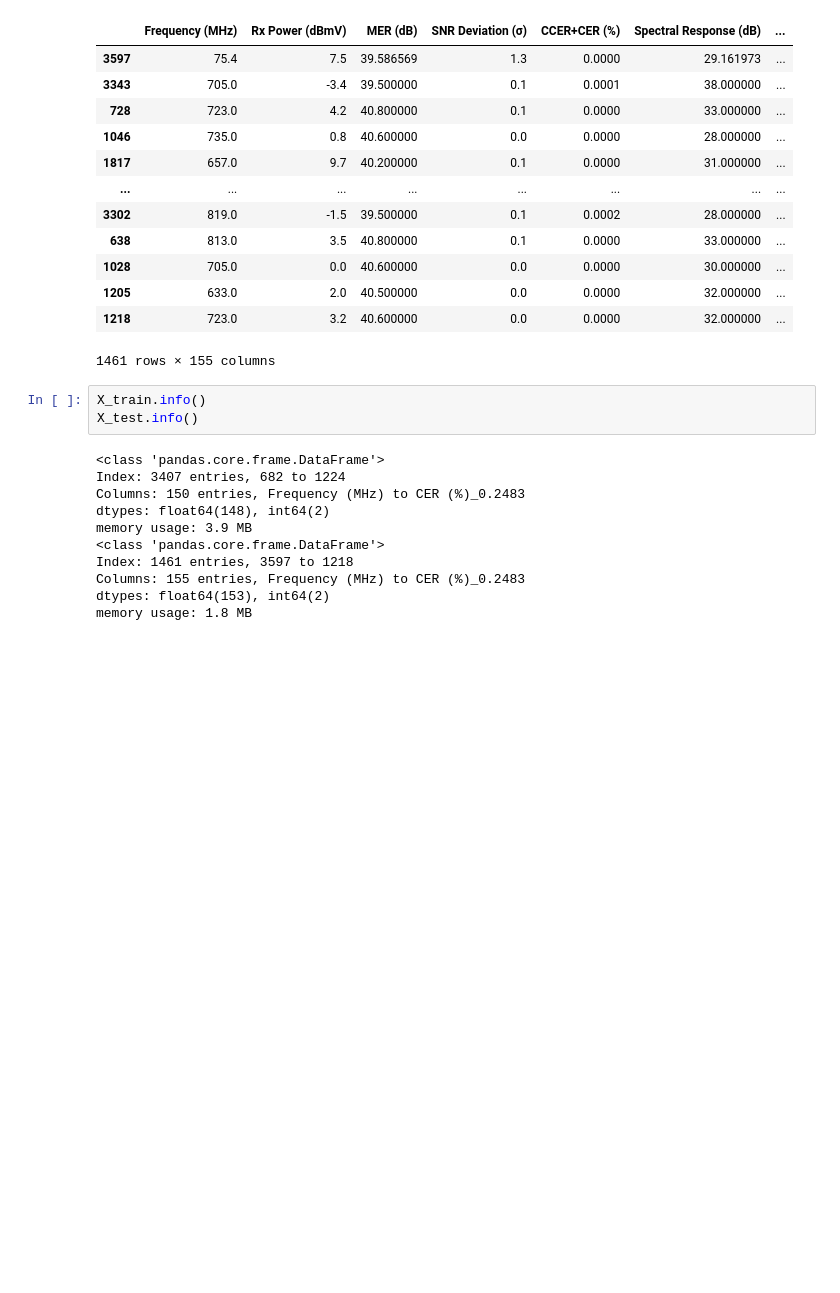
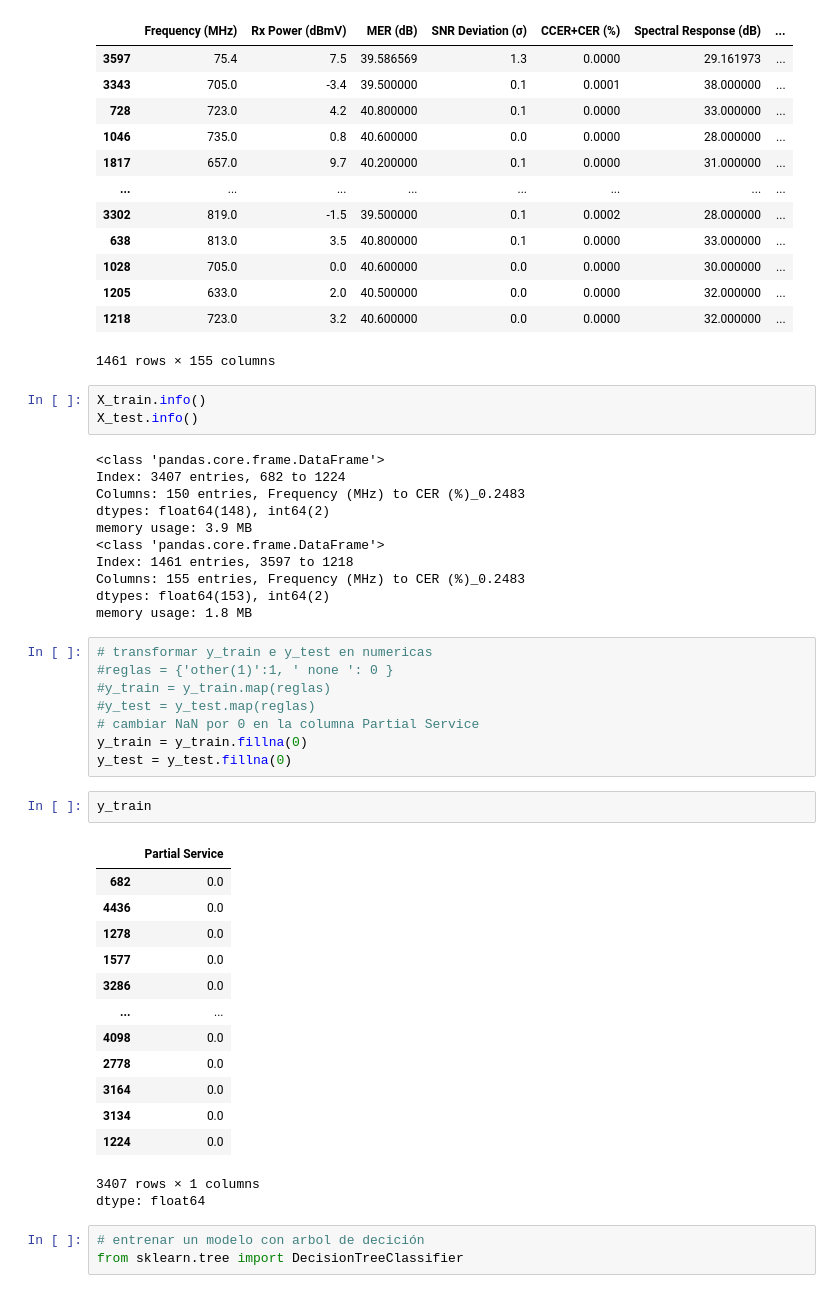
Before and after one commit to LeonardoNBanegas/DATA-SCIENCE-CODERHOUSE, a Jupyter notebook: ProyectoDS_ParteIII_Banegas.ipynb, the cells around one changed output. Cells and saved outputs as stored; diff of their text form; blank space fills up the shorter version.

```diff
--- a/ProyectoDS_ParteIII_Banegas.ipynb
+++ b/ProyectoDS_ParteIII_Banegas.ipynb
@@ -1053,3 +1032,31 @@ Index: 1461 entries, 3597 to 1218
 Columns: 155 entries, Frequency (MHz) to CER (%)_0.2483
 dtypes: float64(153), int64(2)
 memory usage: 1.8 MB
+# %%
+# transformar y_train e y_test en numericas
+#reglas = {'other(1)':1, ' none ': 0 }
+#y_train = y_train.map(reglas)
+#y_test = y_test.map(reglas)
+# cambiar NaN por 0 en la columna Partial Service
+y_train = y_train.fillna(0)
+y_test = y_test.fillna(0)
+# %%
+y_train
+# %% [output]
+|  | Partial Service |
+| 682 | 0.0 |
+| 4436 | 0.0 |
+| 1278 | 0.0 |
+| 1577 | 0.0 |
+| 3286 | 0.0 |
+| ... | ... |
+| 4098 | 0.0 |
+| 2778 | 0.0 |
+| 3164 | 0.0 |
+| 3134 | 0.0 |
+| 1224 | 0.0 |
+3407 rows × 1 columns
+dtype: float64
+# %%
+# entrenar un modelo con arbol de decición
+from sklearn.tree import DecisionTreeClassifier
```
Also changed, not shown: parts of 13 cells of this notebook.
